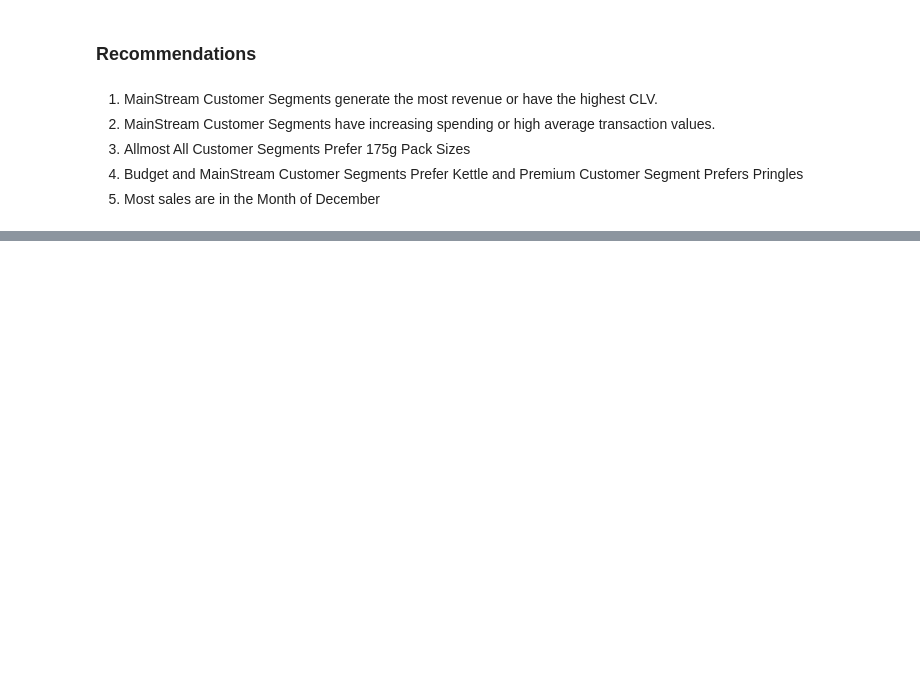
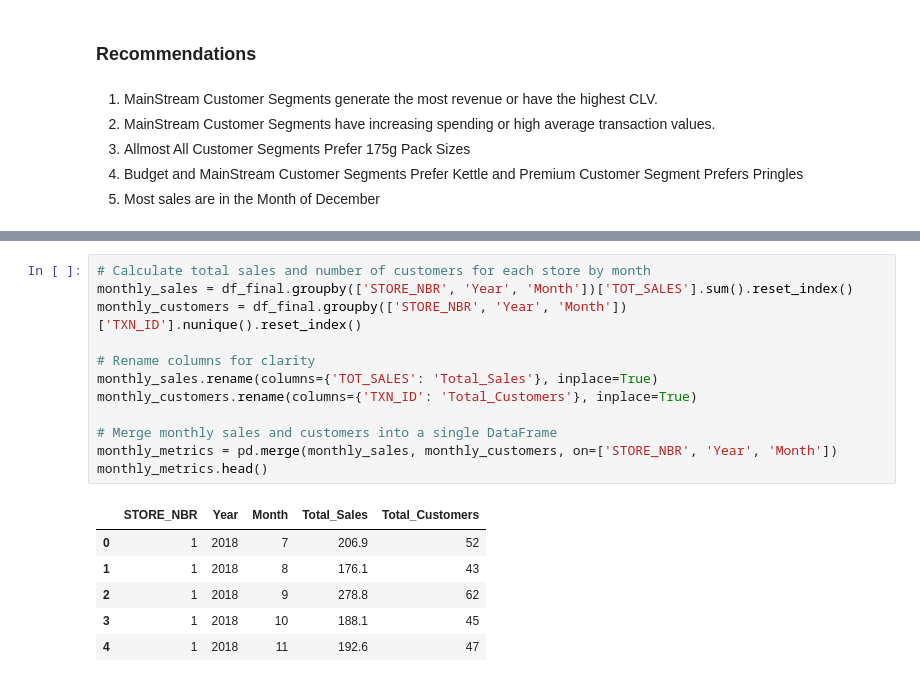
Before and after one commit to saadsohail05/Quantium-Retail-Strategy-and-Analytics, a Jupyter notebook: Retail-Strategy-and-Analytics.ipynb, the cells around one changed output, grey strips where cells are left out. Drawn from its saved outputs; the diff is of its cells as text; blank space fills up the shorter version.

```diff
--- a/Data preparation and customer analytics.ipynb
+++ b/Retail-Strategy-and-Analytics.ipynb
@@ -498,0 +530,19 @@ plt.show()
+# %%
+# Calculate total sales and number of customers for each store by month
+monthly_sales = df_final.groupby(['STORE_NBR', 'Year', 'Month'])['TOT_SALES'].sum().reset_index()
+monthly_customers = df_final.groupby(['STORE_NBR', 'Year', 'Month'])['TXN_ID'].nunique().reset_index()
+
+# Rename columns for clarity
+monthly_sales.rename(columns={'TOT_SALES': 'Total_Sales'}, inplace=True)
+monthly_customers.rename(columns={'TXN_ID': 'Total_Customers'}, inplace=True)
+
+# Merge monthly sales and customers into a single DataFrame
+monthly_metrics = pd.merge(monthly_sales, monthly_customers, on=['STORE_NBR', 'Year', 'Month'])
+monthly_metrics.head()
+# %% [output]
+|  | STORE_NBR | Year | Month | Total_Sales | Total_Customers |
+| 0 | 1 | 2018 | 7 | 206.9 | 52 |
+| 1 | 1 | 2018 | 8 | 176.1 | 43 |
+| 2 | 1 | 2018 | 9 | 278.8 | 62 |
+| 3 | 1 | 2018 | 10 | 188.1 | 45 |
+| 4 | 1 | 2018 | 11 | 192.6 | 47 |
```
Also changed, not shown: parts of 6 cells of this notebook.
